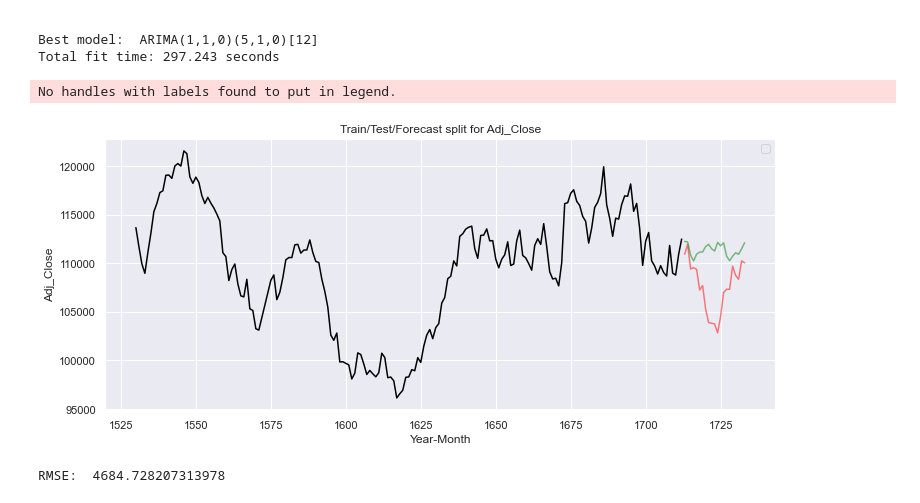
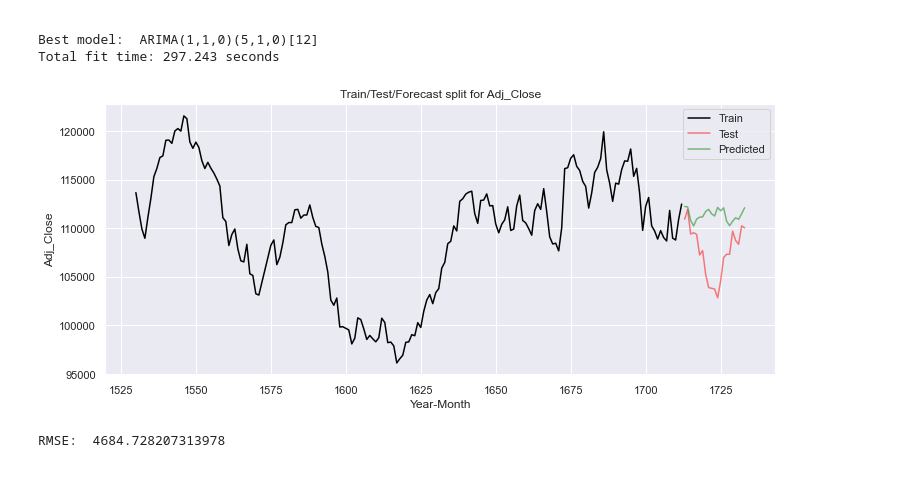
Before and after one commit to fernandopmarciano/Data_Analisys, a Jupyter notebook: Market_Forecast/notebook.ipynb, the cells around one changed output. Cells and saved outputs as stored; diff of their text form; code cells hidden in the pictures.

Commit message:
Added legend to plots

```diff
--- a/Market_Forecast/notebook.ipynb
+++ b/Market_Forecast/notebook.ipynb
@@ -334,18 +333,17 @@ Best model:  ARIMA(1,1,0)(5,1,0)[12]
 Total fit time: 297.243 seconds
 # %%
 plt.figure(figsize=(12, 5))
-plt.plot(train[-183:], color = "black")
-plt.plot(test, color = "red", alpha = 0.5)
-plt.plot(forecast, color = 'green', alpha = 0.5)
+plt.plot(train[-183:], color = "black", label = 'Train')
+plt.plot(test, color = "red", alpha = 0.5, label = 'Test')
+plt.plot(forecast, color = 'green', alpha = 0.5, label = 'Predicted')
 plt.title("Train/Test/Forecast split for Adj_Close")
 plt.ylabel("Adj_Close")
 plt.xlabel('Year-Month')
 plt.legend(loc = 'best')
 sns.set()
 plt.show()
 # %% [output]
-No handles with labels found to put in legend.
-[figure, old version]
+[figure, new version]
 # %%
 from math import sqrt
 from sklearn.metrics import mean_squared_error
```
Also changed, not shown: parts of 1 cell of this notebook.
